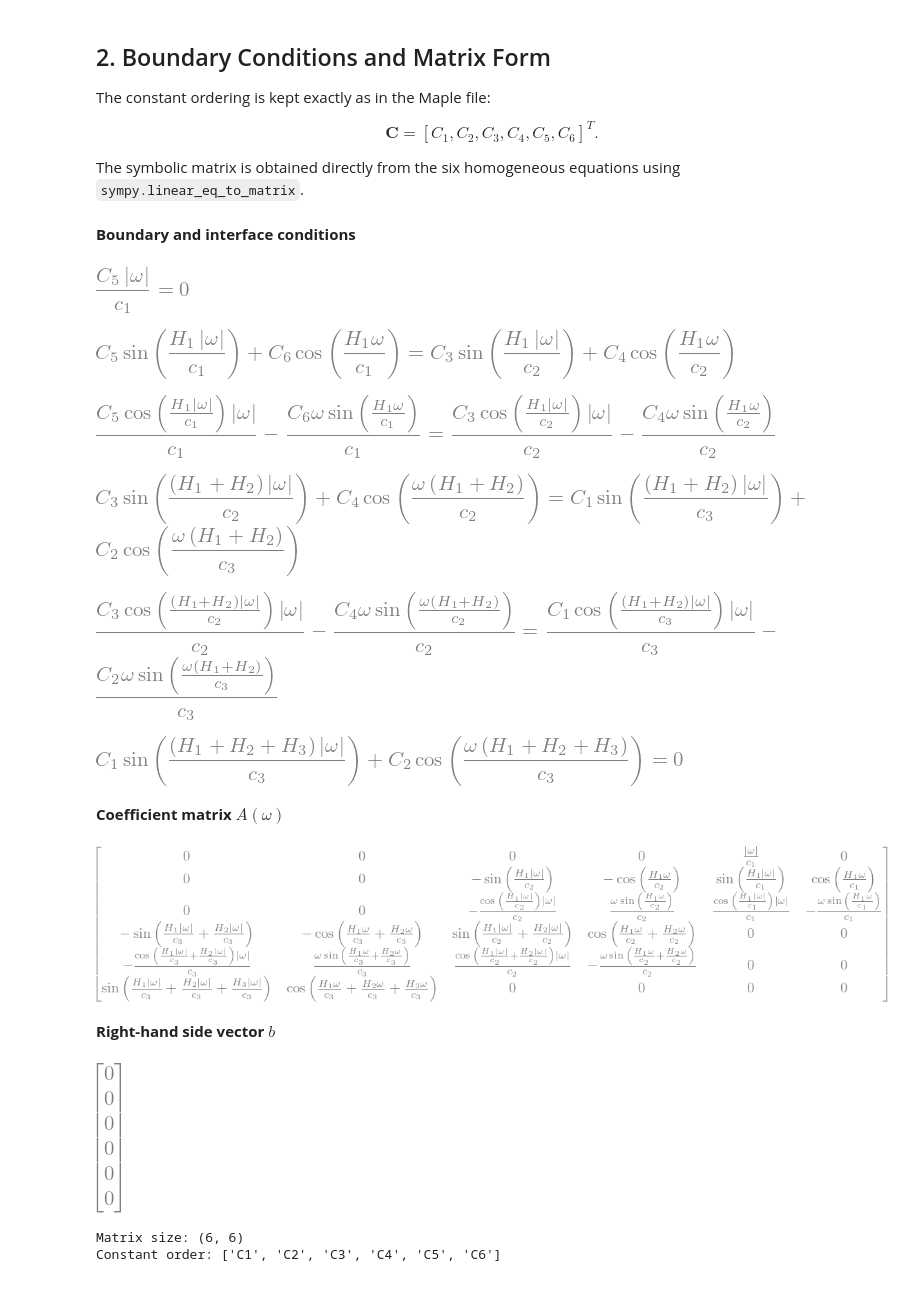
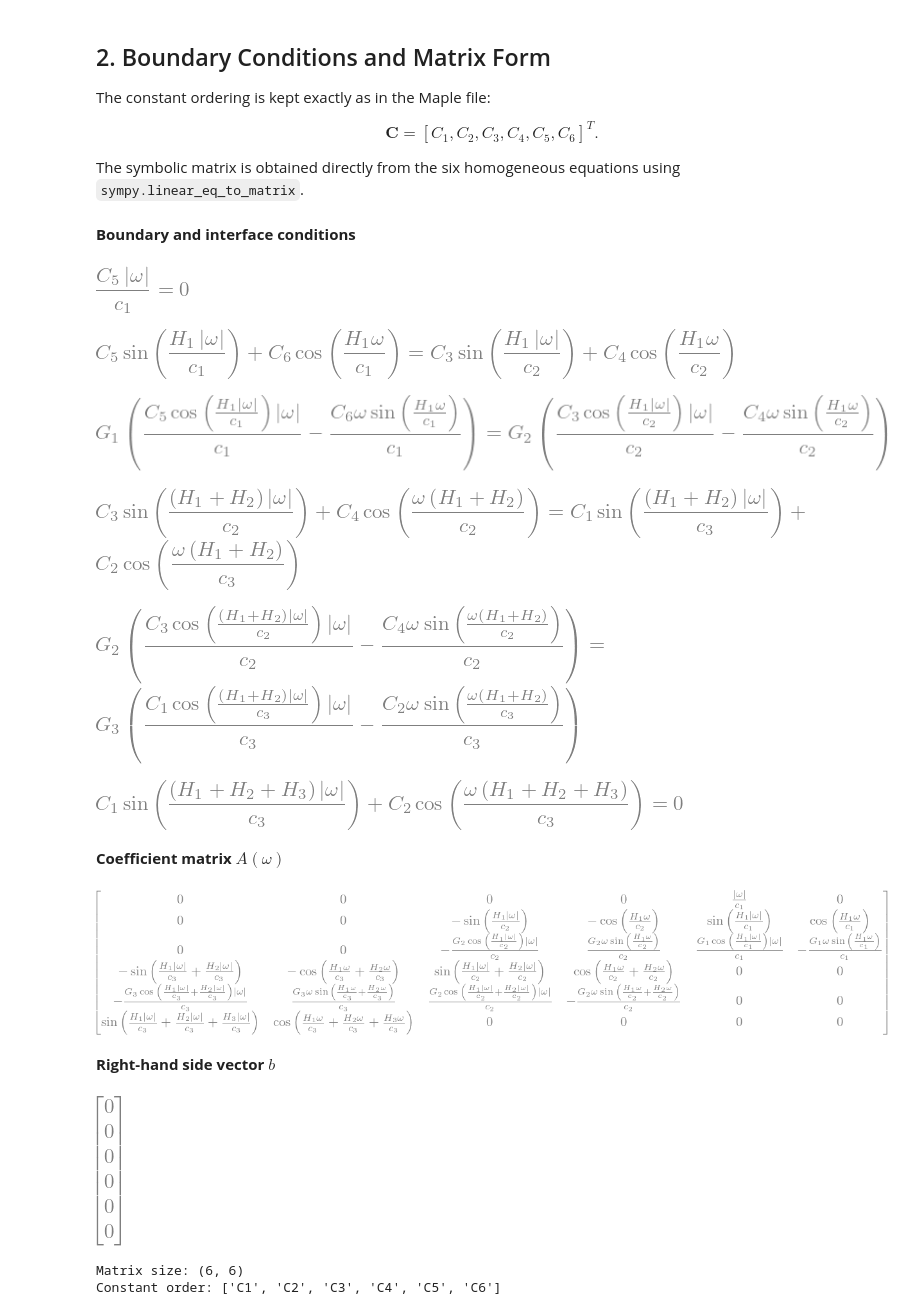
Before and after one commit to josems06-crypto/CIEM5220_Earthquakes, a Jupyter notebook: JM_part_1_to_3.ipynb, the cells around one changed output. Cells and saved outputs as stored; diff of their text form; code cells hidden in the pictures.

```diff
--- a/JM_part_1_to_3.ipynb
+++ b/JM_part_1_to_3.ipynb
@@ -107,6 +107,7 @@ z, t = sp.symbols("z t", real=True)
 omega_sym = sp.symbols("omega", real=True)
 H1_sym, H2_sym, H3_sym = sp.symbols("H_1 H_2 H_3", real=True)
 c1_sym, c2_sym, c3_sym = sp.symbols("c_1 c_2 c_3", positive=True, real=True)
+G1_sym, G2_sym, G3_sym = sp.symbols("G_1 G_2 G_3", positive=True, real=True)
 
 u_1 = sp.Function("u_1")
 u_2 = sp.Function("u_2")
@@ -171,38 +172,38 @@ The symbolic matrix is obtained directly from the six homogeneous equations usin
 # %%
 # boundary and interface conditions
 BC_top = sp.Eq(sp.diff(sol_1, z).subs(z, 0), 0)
 
 IC_1 = sp.Eq(sol_1.subs(z, H1_sym), sol_2.subs(z, H1_sym))
-IC_2 = sp.Eq(sp.diff(sol_1, z).subs(z, H1_sym), sp.diff(sol_2, z).subs(z, H1_sym))
+IC_2 = sp.Eq(G1_sym * sp.diff(sol_1, z).subs(z, H1_sym), G2_sym * sp.diff(sol_2, z).subs(z, H1_sym))
 
 IC_3 = sp.Eq(sol_2.subs(z, H1_sym + H2_sym), sol_3.subs(z, H1_sym + H2_sym))
-IC_4 = sp.Eq(sp.diff(sol_2, z).subs(z, H1_sym + H2_sym), sp.diff(sol_3, z).subs(z, H1_sym + H2_sym))
+IC_4 = sp.Eq(G2_sym * sp.diff(sol_2, z).subs(z, H1_sym + H2_sym), G3_sym * sp.diff(sol_3, z).subs(z, H1_sym + H2_sym))
 
 BC_bot = sp.Eq(sol_3.subs(z, H1_sym + H2_sym + H3_sym), 0)
 
 eqs = [BC_top, IC_1, IC_2, IC_3, IC_4, BC_bot]
 eq_exprs = [sp.expand(eq.lhs - eq.rhs) for eq in eqs]
 A_sym, b_sym = sp.linear_eq_to_matrix(eq_exprs, const_vector)
 
 display(Markdown("**Boundary and interface conditions**"))
 for eq in eqs:
     display(eq)
 
 display(Markdown("**Coefficient matrix $A(\\omega)$**"))
 display(A_sym)
 
 display(Markdown("**Right-hand side vector $b$**"))
 display(b_sym)
 # %% [output]
 **Boundary and interface conditions**
 [figure]
 [figure]
-[figure, old version]
+[figure, new version]
 [figure]
-[figure, old version]
+[figure, new version]
 [figure]
 **Coefficient matrix $A(\omega)$**
-[figure, old version]
+[figure, new version]
 **Right-hand side vector $b$**
 [figure]
 # %%
```
Also changed, not shown: parts of 8 cells of this notebook.
